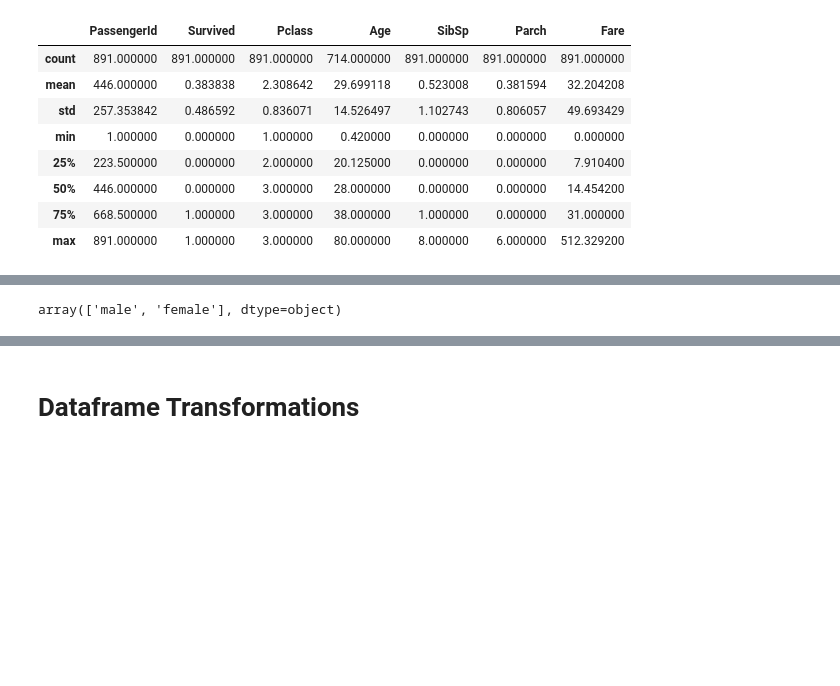
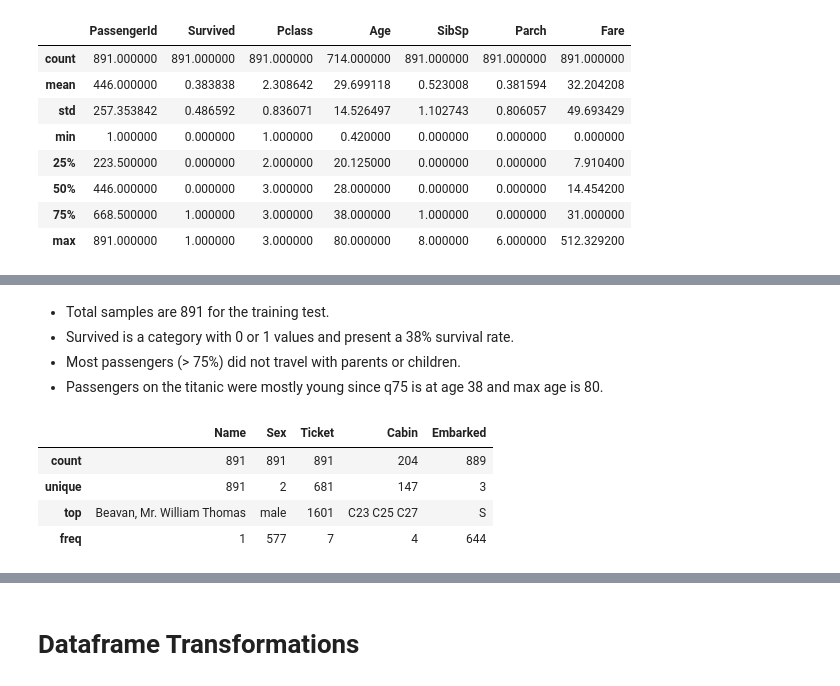
Before and after one commit to jorgegmartin/kaggle_titanic, a Jupyter notebook: titanic-begginer-competition.ipynb, the cells around one changed output, grey strips where cells are left out. Saved outputs shown, nothing was run; the diff lists cells and outputs as text; code cells hidden in the pictures; blank space fills up the shorter version.

```diff
--- a/titanic-begginer-competition.ipynb
+++ b/titanic-begginer-competition.ipynb
@@ -75,4 +95,13 @@ df.head(10)
-# %%
-df['Sex'].unique()
-# %% [output]
-array(['male', 'female'], dtype=object)
+# %% [markdown]
+- Total samples are 891 for the training test.
+- Survived is a category with 0 or 1 values and present a 38% survival rate.
+- Most passengers (> 75%) did not travel with parents or children.
+- Passengers on the titanic were mostly young since q75 is at age 38 and max age is 80.
+# %%
+df.describe(include='O')
+# %% [output]
+|  | Name | Sex | Ticket | Cabin | Embarked |
+| count | 891 | 891 | 891 | 204 | 889 |
+| unique | 891 | 2 | 681 | 147 | 3 |
+| top | Beavan, Mr. William Thomas | male | 1601 | C23 C25 C27 | S |
+| freq | 1 | 577 | 7 | 4 | 644 |
```
Also changed, not shown: parts of 20 cells of this notebook, 3 other files.
